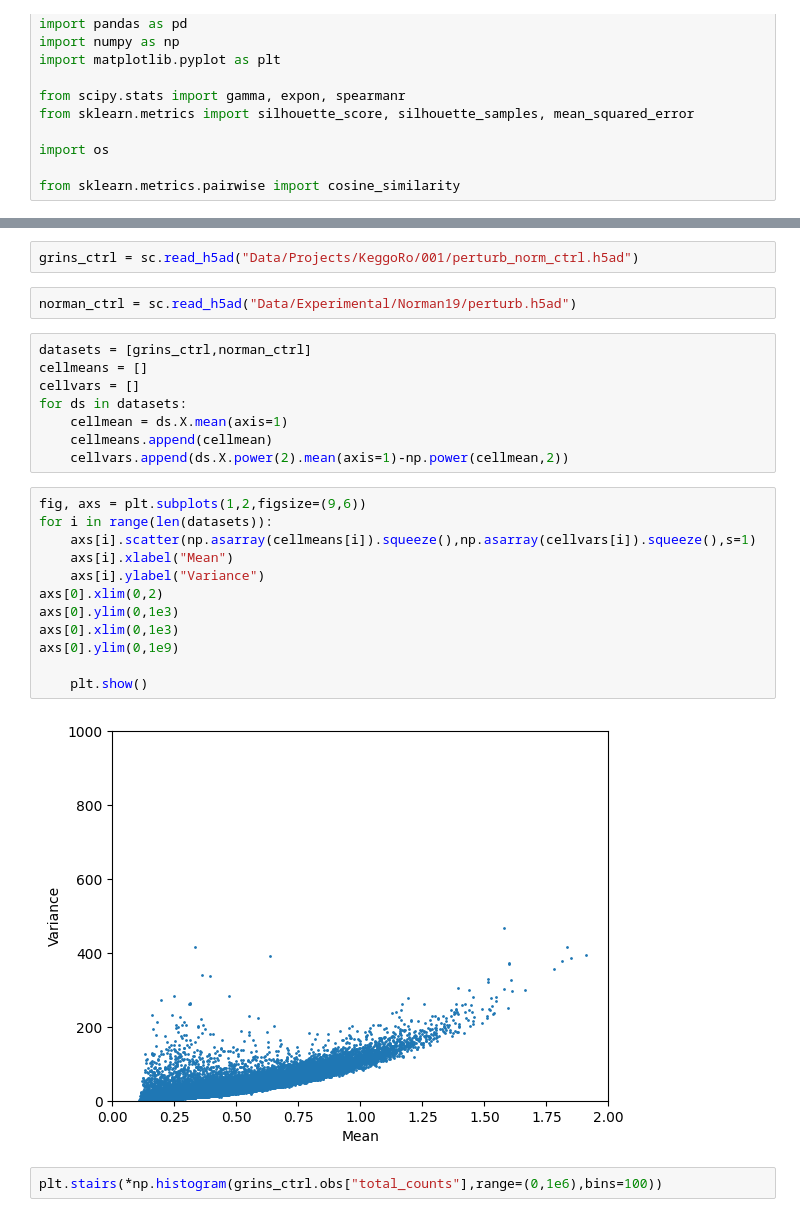
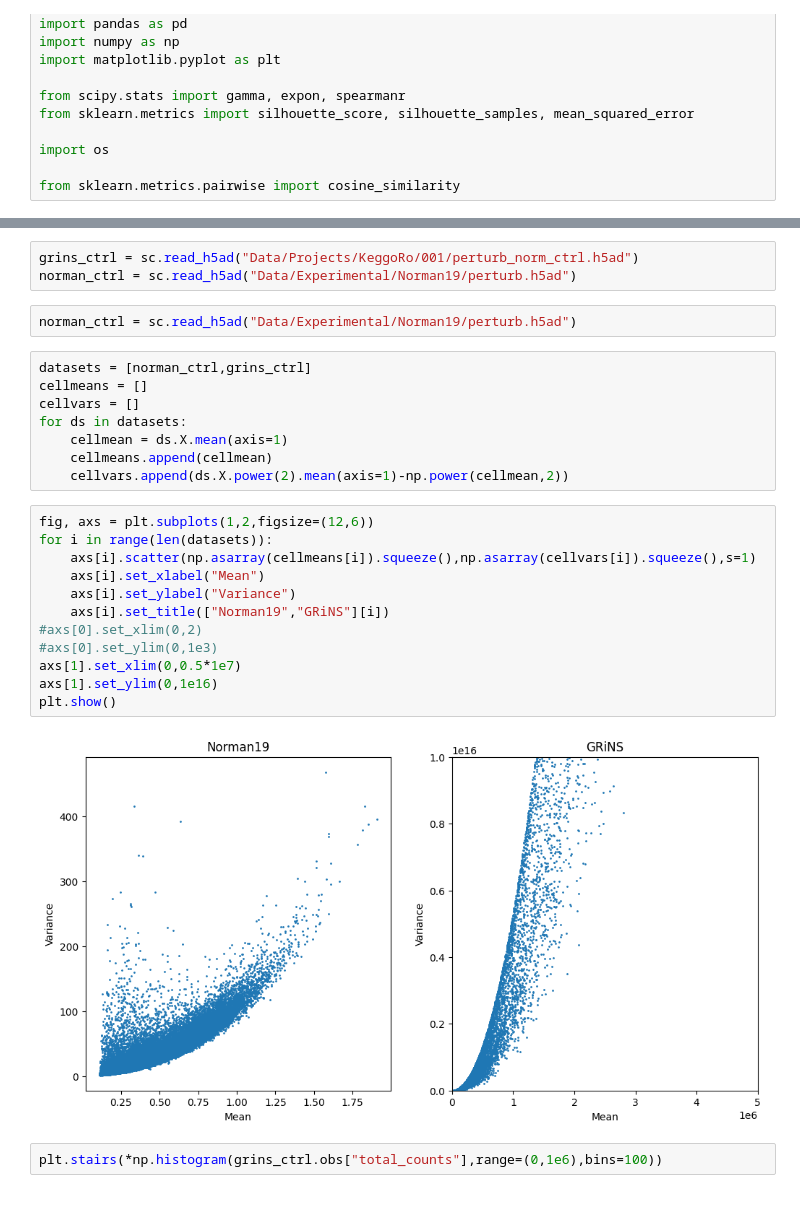
Before and after one commit to GeorgSommerer/bsc_thesis_pGRiNS, a Jupyter notebook: pgrins_explore.ipynb, the cells around one changed output, grey strips where cells are left out. Cells and saved outputs as stored; diff of their text form.

```diff
--- a/pgrins_explore.ipynb
+++ b/pgrins_explore.ipynb
@@ -17,9 +35,10 @@ from sklearn.metrics.pairwise import cosine_similarity
 # %%
 grins_ctrl = sc.read_h5ad("Data/Projects/KeggoRo/001/perturb_norm_ctrl.h5ad")
+norman_ctrl = sc.read_h5ad("Data/Experimental/Norman19/perturb.h5ad")
 # %%
 norman_ctrl = sc.read_h5ad("Data/Experimental/Norman19/perturb.h5ad")
 # %%
-datasets = [grins_ctrl,norman_ctrl]
+datasets = [norman_ctrl,grins_ctrl]
 cellmeans = []
 cellvars = []
 for ds in datasets:
@@ -27,19 +46,19 @@ for ds in datasets:
     cellmeans.append(cellmean)
     cellvars.append(ds.X.power(2).mean(axis=1)-np.power(cellmean,2))
 # %%
-fig, axs = plt.subplots(1,2,figsize=(9,6))
+fig, axs = plt.subplots(1,2,figsize=(12,6))
 for i in range(len(datasets)):
     axs[i].scatter(np.asarray(cellmeans[i]).squeeze(),np.asarray(cellvars[i]).squeeze(),s=1)
-    axs[i].xlabel("Mean")
-    axs[i].ylabel("Variance")
-axs[0].xlim(0,2)
-axs[0].ylim(0,1e3)
-axs[0].xlim(0,1e3)
-axs[0].ylim(0,1e9)
-
-    plt.show()
+    axs[i].set_xlabel("Mean")
+    axs[i].set_ylabel("Variance")
+    axs[i].set_title(["Norman19","GRiNS"][i])
+#axs[0].set_xlim(0,2)
+#axs[0].set_ylim(0,1e3)
+axs[1].set_xlim(0,0.5*1e7)
+axs[1].set_ylim(0,1e16)
+plt.show()
 # %% [output]
-[figure, old version]
+[figure, new version]
 # %%
 plt.stairs(*np.histogram(grins_ctrl.obs["total_counts"],range=(0,1e6),bins=100))
 # %% [output]
```
Also changed, not shown: parts of 4 cells of this notebook, 34 other files.
